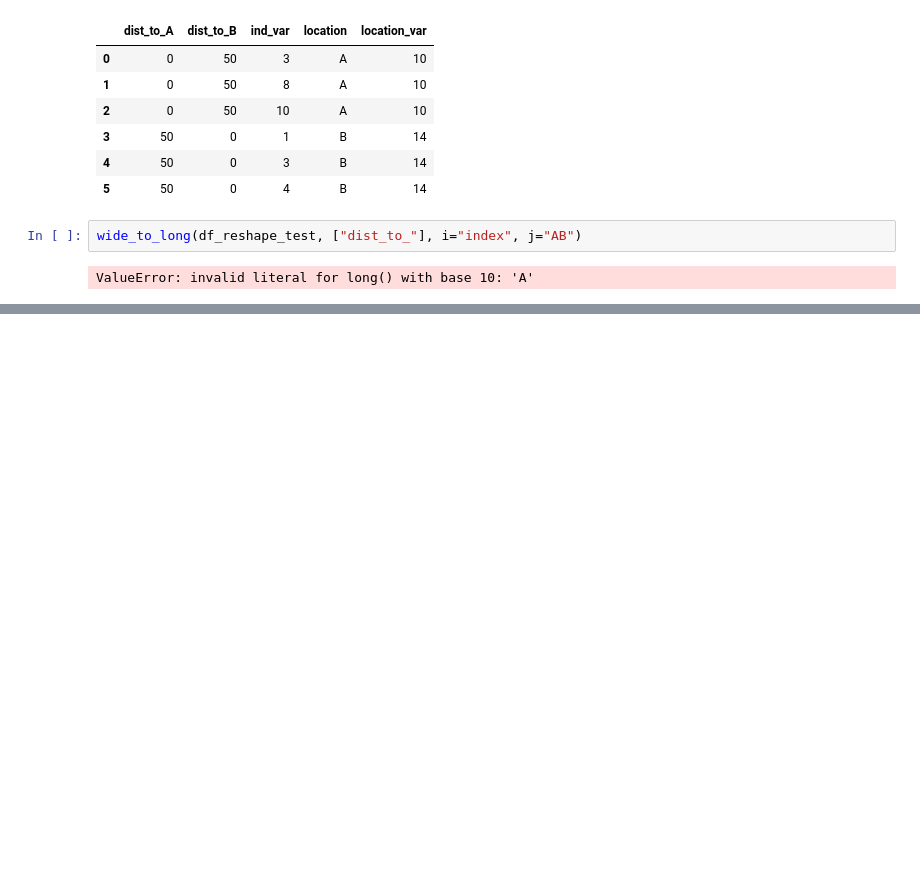
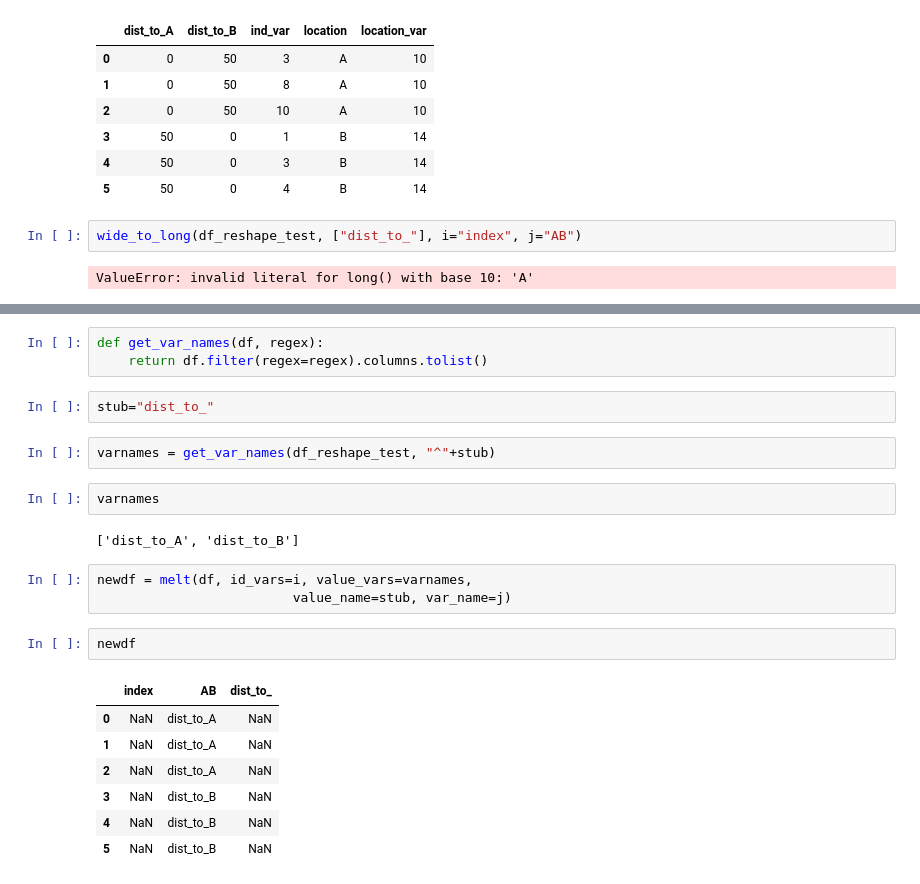
Before and after one commit to gridl/scipy_notebooks, a Jupyter notebook: pandas-pr-wide_to_long.ipynb, the cells around one changed output, grey strips where cells are left out. Cells and saved outputs as stored; diff of their text form; blank space fills up the shorter version.

```diff
--- a/pandas-pr-wide_to_long.ipynb
+++ b/pandas-pr-wide_to_long.ipynb
@@ -128,0 +132,24 @@ ValueError: invalid literal for long() with base 10: 'A'
+# %%
+def get_var_names(df, regex):
+    return df.filter(regex=regex).columns.tolist()
+# %%
+stub="dist_to_"
+# %%
+varnames = get_var_names(df_reshape_test, "^"+stub)
+# %%
+varnames
+# %% [output]
+['dist_to_A', 'dist_to_B']
+# %%
+newdf = melt(df, id_vars=i, value_vars=varnames,
+                         value_name=stub, var_name=j)
+# %%
+newdf
+# %% [output]
+|  | index | AB | dist_to_ |
+| 0 | NaN | dist_to_A | NaN |
+| 1 | NaN | dist_to_A | NaN |
+| 2 | NaN | dist_to_A | NaN |
+| 3 | NaN | dist_to_B | NaN |
+| 4 | NaN | dist_to_B | NaN |
+| 5 | NaN | dist_to_B | NaN |
```
Also changed, not shown: parts of 14 cells of this notebook, 8 other files.
